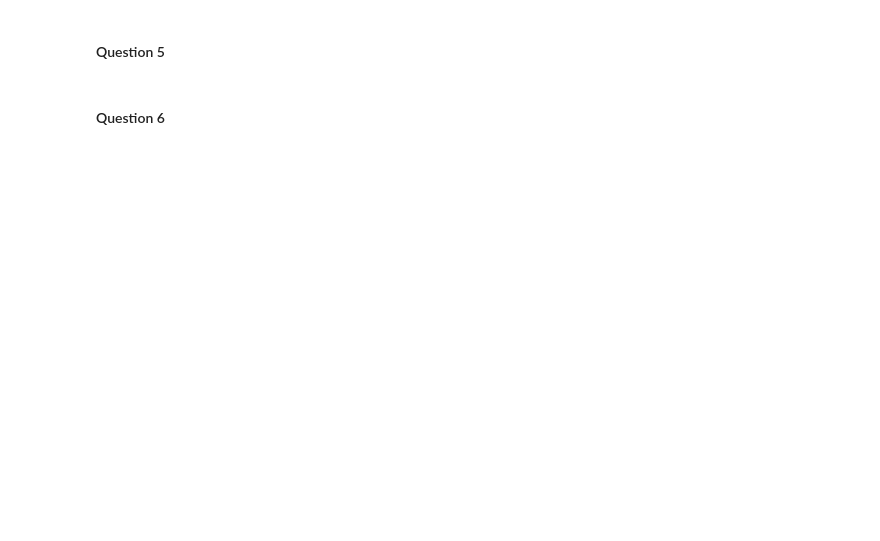
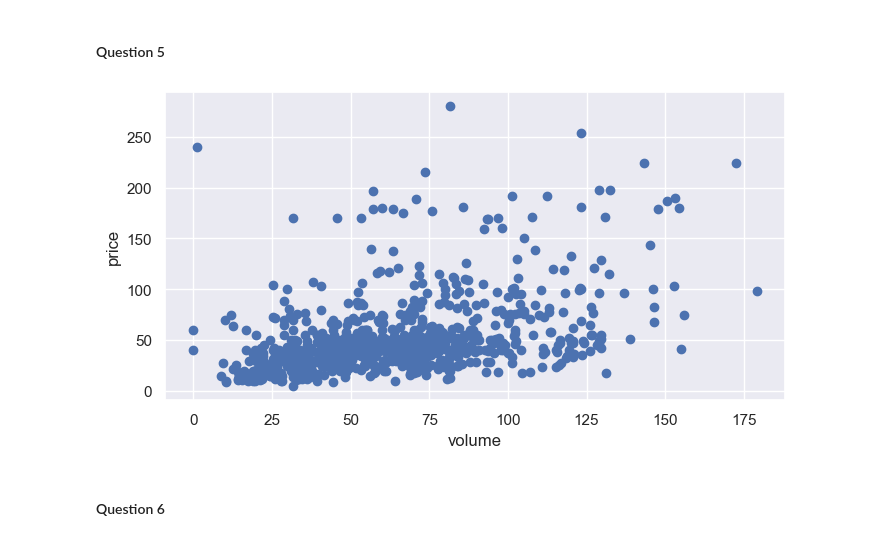
Before and after one commit to IshayM-git/assignment1_322815341_212362594, a Jupyter notebook: assignment1-task2.ipynb, the cells around one changed output. Saved outputs shown, nothing was run; the diff lists cells and outputs as text; code cells hidden in the pictures; blank space fills up the shorter version.

```diff
--- a/assignment1-task2.ipynb
+++ b/assignment1-task2.ipynb
@@ -44,6 +164,13 @@ df.info()
 # %%
 ### show a scatter plot of a book's volume (inferred by its dimensions) and price
 ### do the results fit the score you got in the previous cell? (no need to print answer to this question)
+
+plt.scatter(df_with_volume['volume'], df_with_volume['price'])
+plt.xlabel('volume')
+plt.ylabel('price')
+plt.show()
+# %% [output]
+[figure, added]
 # %% [markdown]
 #### Question 6
 # %%
```
Also changed, not shown: parts of 11 cells of this notebook.
